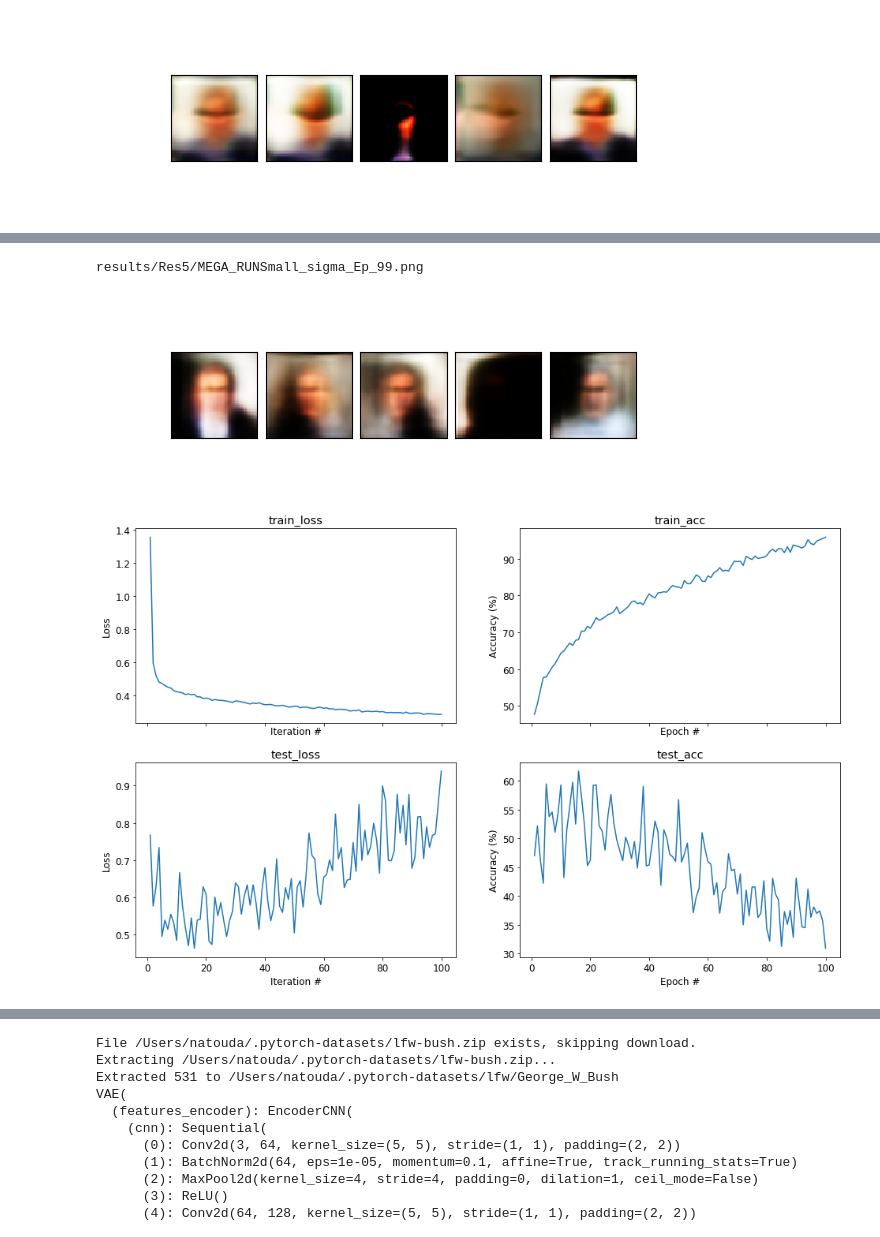
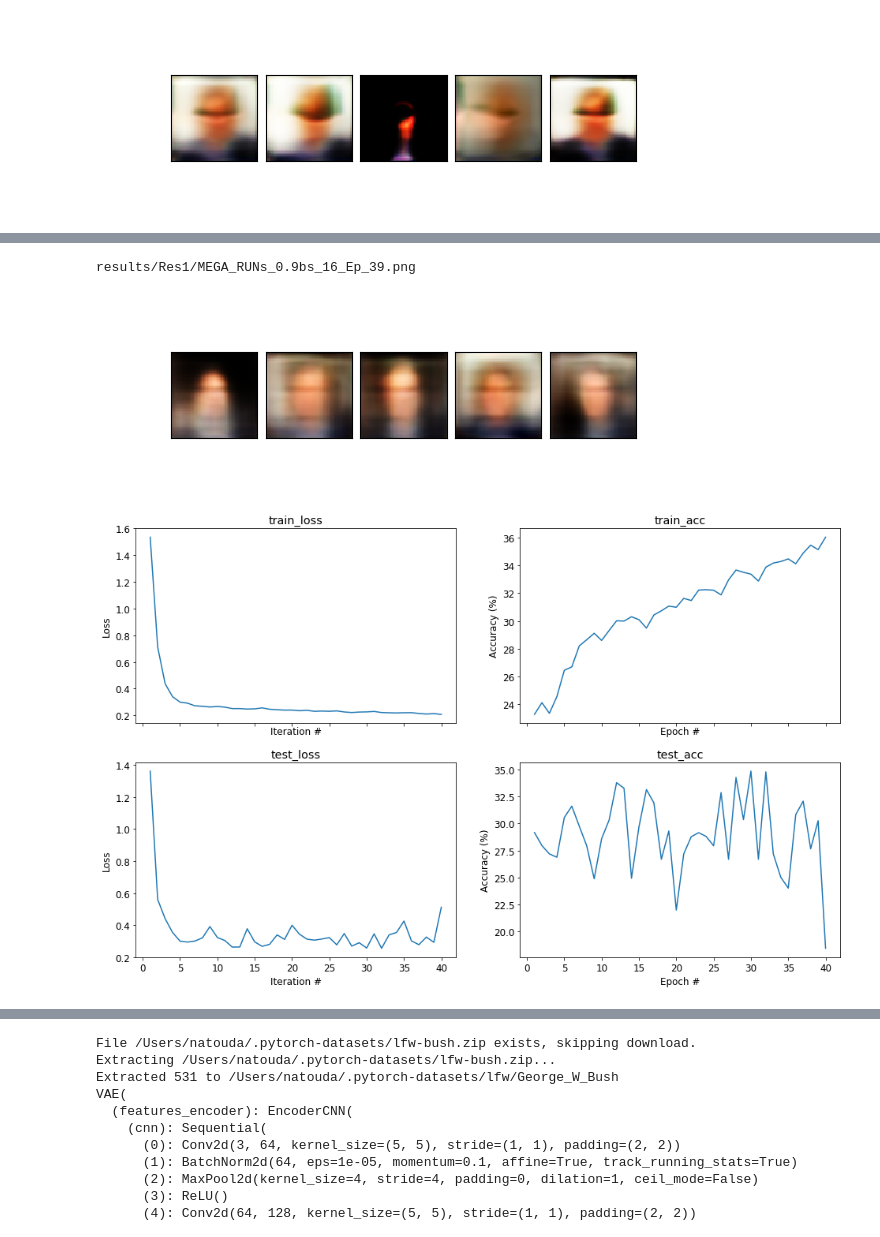
Before and after one commit to natsala13/cs236605-hw3, a Jupyter notebook: Part2_VAE.ipynb, the cells around one changed output, grey strips where cells are left out. Drawn from its saved outputs; the diff is of its cells as text; code cells hidden in the pictures.

```diff
--- a/Part2_VAE.ipynb
+++ b/Part2_VAE.ipynb
@@ -521,7 +526,7 @@ def plotResults(description,RunName):
     Res = 'results/'
     exp = Res + RunName + '/MEGA_RUN' + description + '.json'
 
-    imagefile = Res + RunName + '/MEGA_RUN' + description + '_Ep_99.png'
+    imagefile = Res + RunName + '/MEGA_RUN' + description + '_Ep_39.png'
 
 
     cfg, fit_res = load_experiment(exp)
@@ -593,8 +610,8 @@ Small_sigma  -  {'train': 0.28583304608861604, 'test': 0.939196263040815}
 # %%
-filename = plotResults('Small_sigma', 'Res5')
+filename = plotResults('s_0.9bs_16', 'Res1')
 print(filename)
 Image(filename)
 # %% [output]
-results/Res5/MEGA_RUNSmall_sigma_Ep_99.png
+results/Res1/MEGA_RUNs_0.9bs_16_Ep_39.png
-[figure, old version]
+[figure, new version]
-[figure, old version]
+[figure, new version]
```
Also changed, not shown: parts of 7 cells of this notebook, 4 other files.
